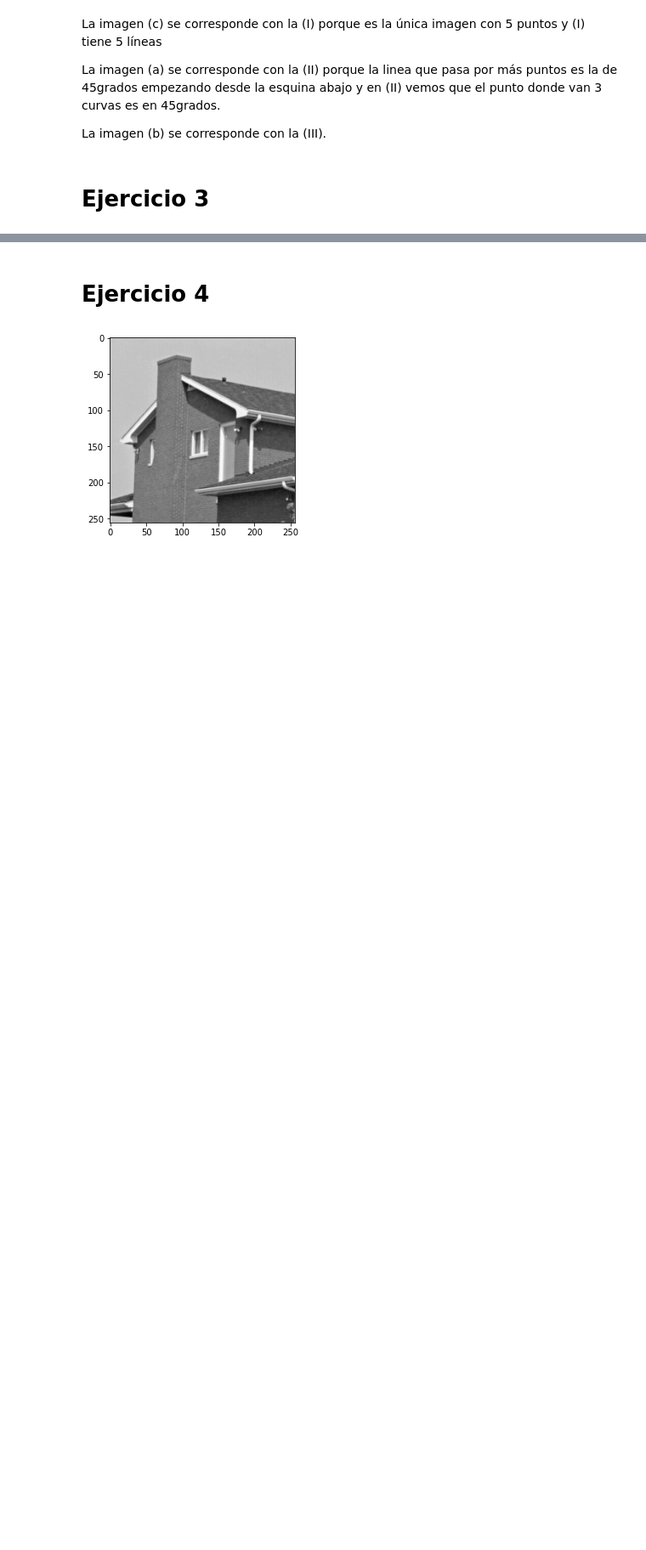
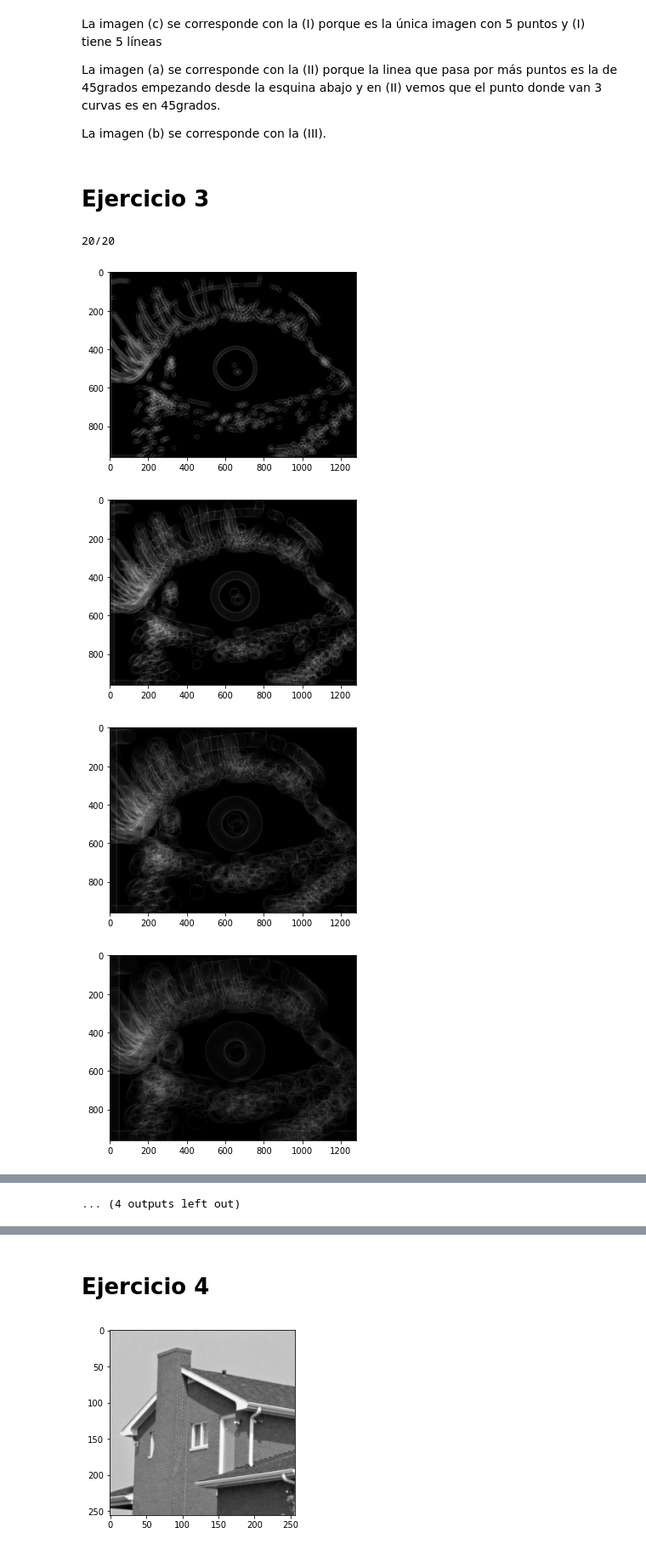
Before and after one commit to maurosch/Procesamiento-Digital-de-Imagenes, a Jupyter notebook: Guias/5 - Detección lineas y esquinas.ipynb, the cells around one changed output, grey strips where cells are left out. Shown at 85% size. Saved outputs shown, nothing was run; the diff lists cells and outputs as text; code cells hidden in the pictures; blank space fills up the shorter version.

```diff
--- a/Guias/5 - Detección lineas y esquinas.ipynb
+++ b/Guias/5 - Detección lineas y esquinas.ipynb
@@ -26,6 +27,7 @@ imgLaPlata = imageio.imread('img/color/ruta.jpg')
 imgSeptagon = imageio.imread('img/imagenesHough/septagon.png')
 imgTest = imageio.imread('img/imagenesHough/test.png')
 imgChess = color.rgb2gray(color.rgba2rgb(imageio.imread('img/imagenesHough/chess.png'))).astype('uint8')
+imgIris = imageio.imread('img/iris/0006-R-0014.j2c.pgm.jpg')
 def mostrarImagen(img, cmap=None, norm=False):
     plt.imshow(img, cmap=cmap)
     plt.show()
@@ -141,13 +177,11 @@ La imagen (b) se corresponde con la (III).
 # %%
-def getAcum3dHoughCircular(cannyImg, acurracyY=None, acurracyX=None, acurracyR=None):
+def getAcum3dHoughCircular(cannyImg, acurracyY=None, acurracyX=None, acurracyR=None, DEBUG=False):
 
     maxDimension = max(len(cannyImg),len(cannyImg[0]))
-    radios = np.linspace(10, 600, 15)
+    radios = np.linspace(10, 200, 15)
     acum3d = np.zeros((len(cannyImg),len(cannyImg[0]),len(radios)))
 
     titas = np.linspace(-np.pi/2,np.pi/2,30)
-
-    print(np.shape(acum3d))
 
     for i in range(len(cannyImg)):
         for j in range(len(cannyImg[0])):
@@ -157,7 +191,9 @@ def getAcum3dHoughCircular(cannyImg, acurracyY=None, acurracyX=None, acurracyR=N
                     #a = round(i - r * np.cos(tita))
                     rr, cc = circle_perimeter(i, j, int(r),shape=np.shape(cannyImg))
                     acum3d[rr,cc,idxR] += 1
-
+    if DEBUG:
+        for i in range(len(radios)):
+            mostrarImagen(acum3d[:,:,i], cmap='gray')
     return acum3d, radios
 
 def drawCircles(img, circles):
@@ -194,7 +230,20 @@ def detectEyes(img):
     return drawCircles(img, circles)
 # %%
 imagesIris = []
-for f in glob.glob('img/iris/*.jpg'):
+i = 1
+files = glob.glob('img/iris/*.jpg')
+for f in files:
     img = imageio.imread(f)
-    outFile = os.path.splitext(f)[0]+'-out.jpg'
-    imageio.imwrite(outFile, detectEyes(img))
+    clear_output(wait=True)
+    print(f'{i}/{len(files)}')
+    imageio.imwrite(os.path.dirname(f)+'/resultados/'+os.path.basename(f), detectEyes(img))
+    i += 1
+# %% [output]
+20/20
+# %%
+getAcum3dHoughCircular(canny(imgIris), acurracyY=None, acurracyX=None, acurracyR=None, DEBUG=True)
+# %% [output]
+[figure, added]
+[figure, added]
+[figure, added]
+[figure, added]
@@ -201,3 +258,4 @@ for f in glob.glob('img/iris/*.jpg'):
+... (4 outputs left out)
 # %%
 for f in imagesIris:
     mostrarImagen(f,cmap='gray')
```
Also changed, not shown: parts of 7 cells of this notebook, 21 other files.
